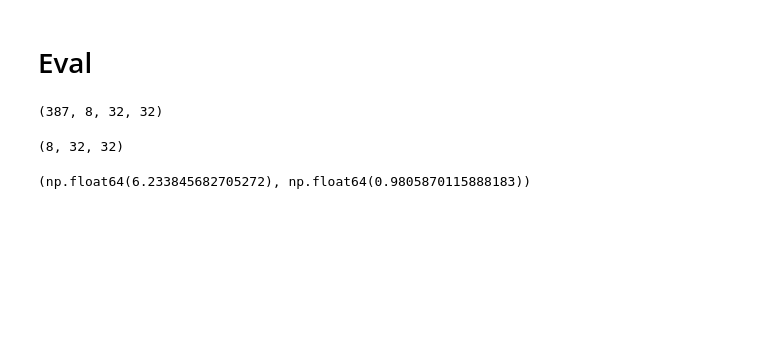
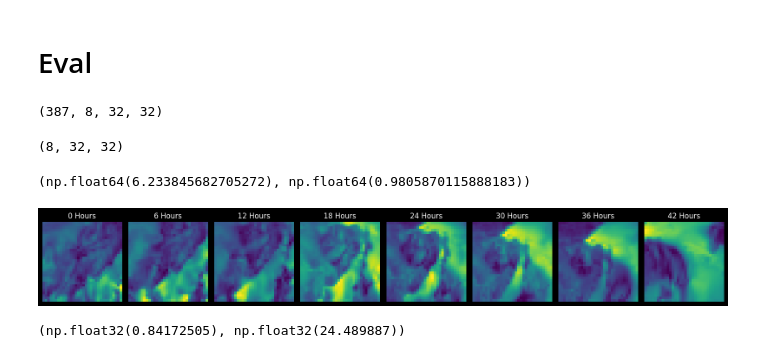
Before and after one commit to soCromp/cycloneSVD, a Jupyter notebook: evals.ipynb, the cells around one changed output. Cells and saved outputs as stored; diff of their text form; code cells hidden in the pictures; blank space fills up the shorter version.

```diff
--- a/evals.ipynb
+++ b/evals.ipynb
@@ -163,3 +162,30 @@ composite.mean(), composite.std()
 #         img = im.open(p)
 #         storm.append(np.array(img))
 #     synth.append(np.stack(storm))
+# %%
+path = '/home/cyclone/train/windmag_atlanticpacific/19880121120440013000'
+import numpy as np
+import matplotlib.pyplot as plt
+
+# Create a figure with 8 subplots (2 rows, 4 columns)
+fig, axes = plt.subplots(nrows=1, ncols=8, figsize=(16, 8))
+# axes = axes.flatten()  # Flatten to simplify indexing
+
+# Load and plot each .npy file
+for i in range(8):
+    img = np.load(f'{path}/{i}.npy')  # Load the image data
+    axes[i].imshow(img, cmap='viridis' if img.ndim == 2 else None)
+    axes[i].set_title(f'{i*6} Hours')
+    axes[i].axis('off')  # Hide axes for better display
+
+# plt.title('Wind Magnitude Over Time From Storm Detection, 21 January 1988')
+# Improve layout and display
+plt.tight_layout()
+plt.show()
+# %% [output]
+[figure, added]
+# %%
+import numpy as np
+np.asarray(img).min(), np.asarray(img).max()
+# %% [output]
+(np.float32(0.84172505), np.float32(24.489887))
```
Also changed, not shown: parts of 10 cells of this notebook, 3 other files.
